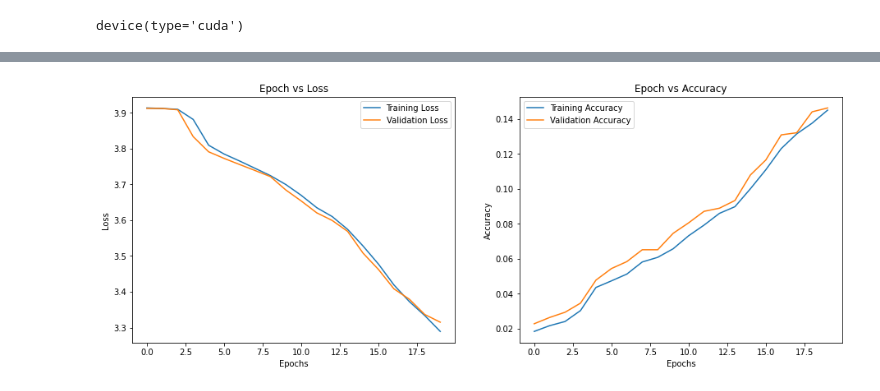
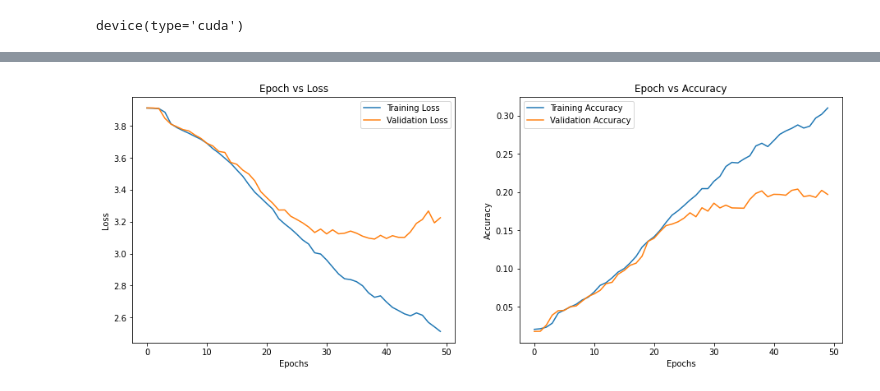
Before and after one commit to osimon8/GeoGuessrGuessr, a Jupyter notebook: notebook.ipynb, the cells around one changed output, grey strips where cells are left out. Cells and saved outputs as stored; diff of their text form; code cells hidden in the pictures.

```diff
--- a/notebook.ipynb
+++ b/notebook.ipynb
@@ -243,10 +245,17 @@ class Net1(nn.Module):
         self.conv3 = nn.Conv2d(64, 128, 3, 1)
         self.conv4 = nn.Conv2d(128, 64, 3, 1)
         self.conv5 = nn.Conv2d(64, 32, 3, 1)
-        self.fc1 = nn.Linear(288, 128)
-        self.fc2 = nn.Linear(128, 50)
+#         self.conv1 = nn.Conv2d(3, 32, 2, 1)
+#         self.conv2 = nn.Conv2d(32, 64, 2, 1)
+#         self.conv3 = nn.Conv2d(64, 128, 2, 1)
+#         self.conv4 = nn.Conv2d(128, 64, 2, 1)
+#         self.conv5 = nn.Conv2d(64, 32, 3, 1)
+#         self.fc1 = nn.Linear(288, 128)
+#         self.fc2 = nn.Linear(128, 50)
         self.fc_alt_1 = nn.Linear(256, 128)
         self.fc_alt_2 = nn.Linear(128, 50)
+#         self.fc_alt_1 = nn.Linear(64, 64)
+#         self.fc_alt_2 = nn.Linear(64, 50)
         self.dropout = nn.Dropout()
 
     def forward(self, x):
@@ -266,6 +275,7 @@ class Net1(nn.Module):
         #x = F.relu(x)
         #x = F.max_pool2d(x, 3)
         x = torch.flatten(x, 1)
+#         print(x.shape)
         x = self.fc_alt_1(x)
         x = F.relu(x)
         x = self.fc_alt_2(x)
@@ -305,7 +315,9 @@ def train(model, device, train_loader, validation_loader, epochs):
         l = running_loss/len(train_loader)
         train_loss.append(l)
         train_acc.append(correct/total)
-        print('Epoch {} Loss: {}'.format(epoch, l))
+        e = epoch + 1
+        if (e %10 == 0):
+            print('Epoch {} Loss: {}'.format(e, l))
 
         # evaluate on validation data
         model.eval()
@@ -358,6 +370,6 @@ device
 device(type='cuda')
 # %%
 net = Net1().to(device)
-train_loss, train_acc, validation_loss, validation_acc = train(net, device, data_loader, validation_loader, 20)
+train_loss, train_acc, validation_loss, validation_acc = train(net, device, data_loader, validation_loader, 50)
 plot_loss_accuracy(train_loss, train_acc, validation_loss, validation_acc)
 # %% [output]
@@ -384 +381 @@ Epoch 19 Loss: 3.289329721927643
-[figure, old version]
+[figure, new version]
```
Also changed, not shown: parts of 12 cells of this notebook, 11 other files.
